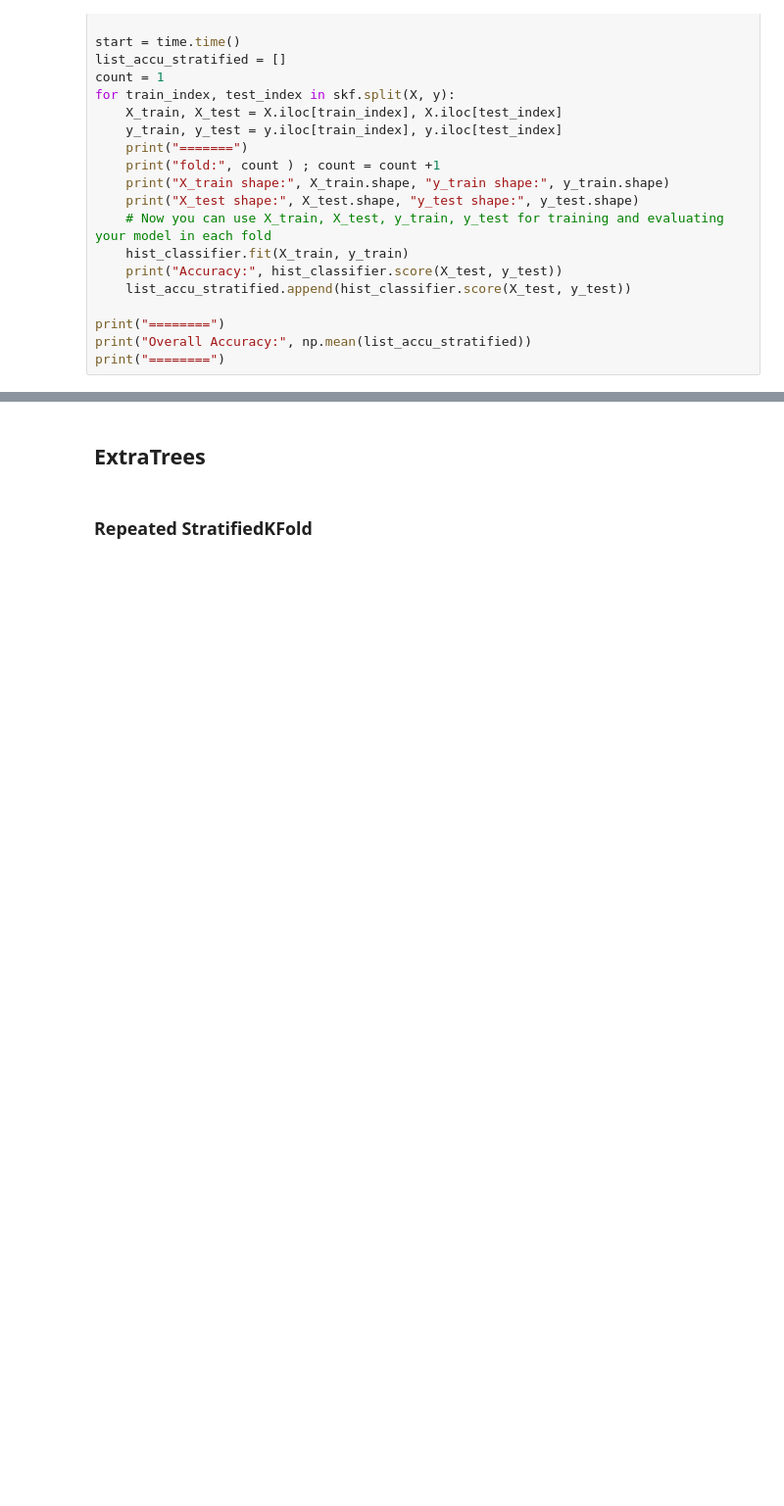
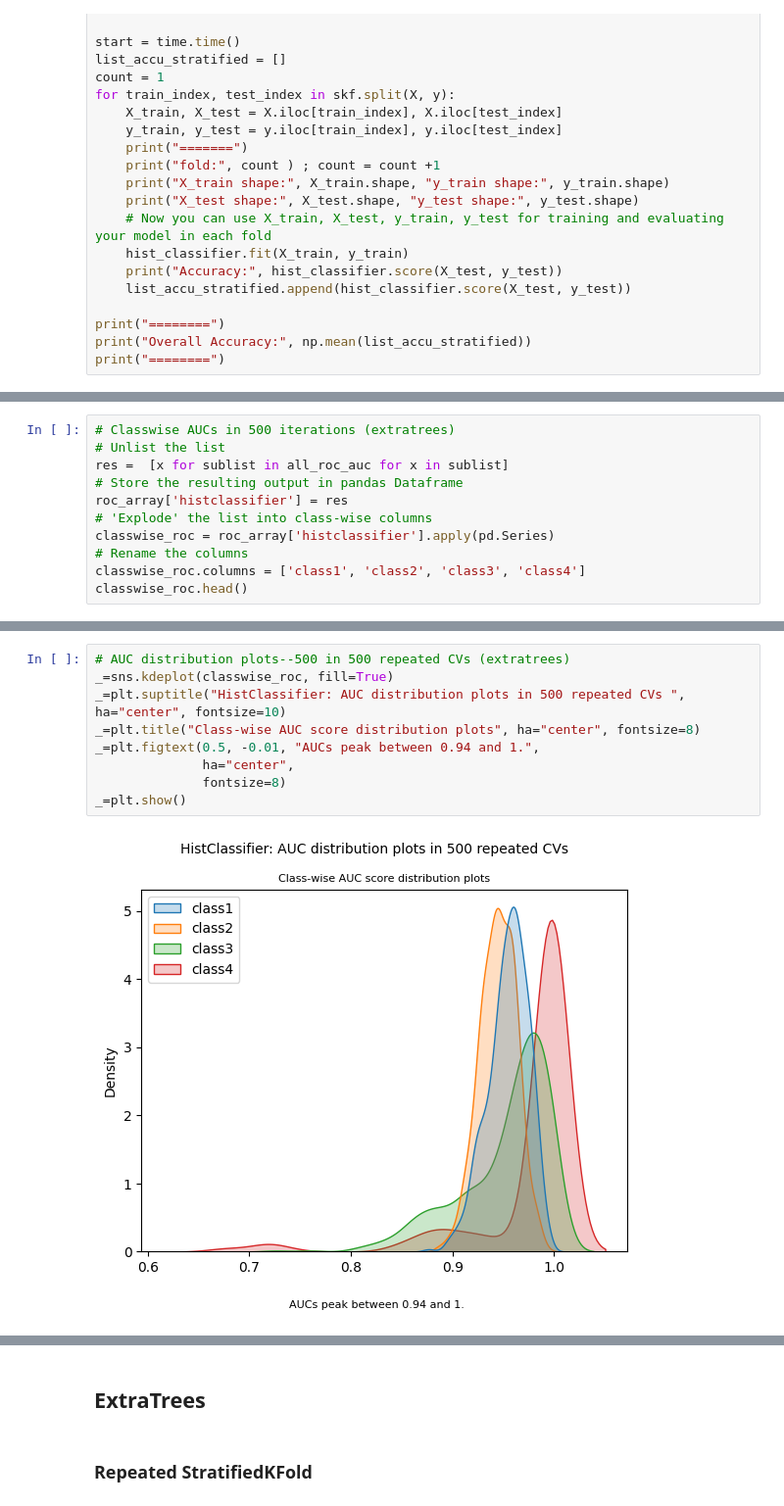
Before and after one commit to harnalashok/classification, a Jupyter notebook: airways.ipynb, the cells around one changed output, grey strips where cells are left out. Shown at 98% size. Drawn from its saved outputs; the diff is of its cells as text; blank space fills up the shorter version.

```diff
--- a/airways.ipynb
+++ b/airways.ipynb
@@ -961,0 +1076,11 @@ print("========")
+# %%
+# Classwise AUCs in 500 iterations (extratrees)
+# Unlist the list
+res =  [x for sublist in all_roc_auc for x in sublist]
+# Store the resulting output in pandas Dataframe
+roc_array['histclassifier'] = res
+# 'Explode' the list into class-wise columns
+classwise_roc = roc_array['histclassifier'].apply(pd.Series)
+# Rename the columns
+classwise_roc.columns = ['class1', 'class2', 'class3', 'class4']
+classwise_roc.head()
@@ -961,0 +1094,11 @@ print("========")
+# %%
+# AUC distribution plots--500 in 500 repeated CVs (extratrees)
+_=sns.kdeplot(classwise_roc, fill=True)
+_=plt.suptitle("HistClassifier: AUC distribution plots in 500 repeated CVs ", ha="center", fontsize=10)
+_=plt.title("Class-wise AUC score distribution plots", ha="center", fontsize=8)
+_=plt.figtext(0.5, -0.01, "AUCs peak between 0.94 and 1.",
+              ha="center",
+              fontsize=8)
+_=plt.show()
+# %% [output]
+[figure, added]
```
Also changed, not shown: parts of 14 cells of this notebook.
